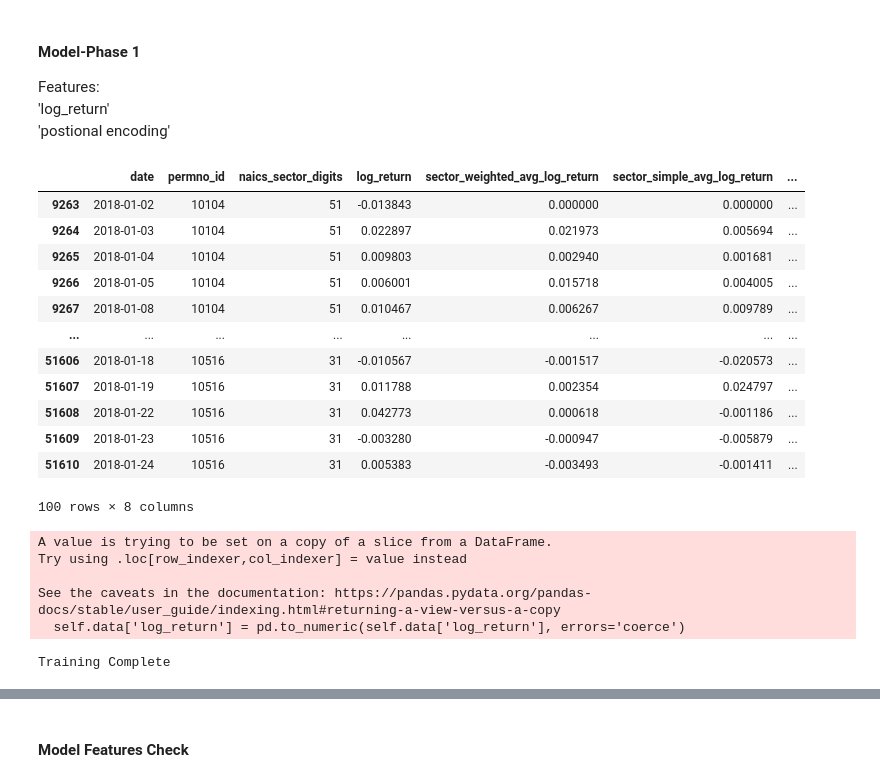
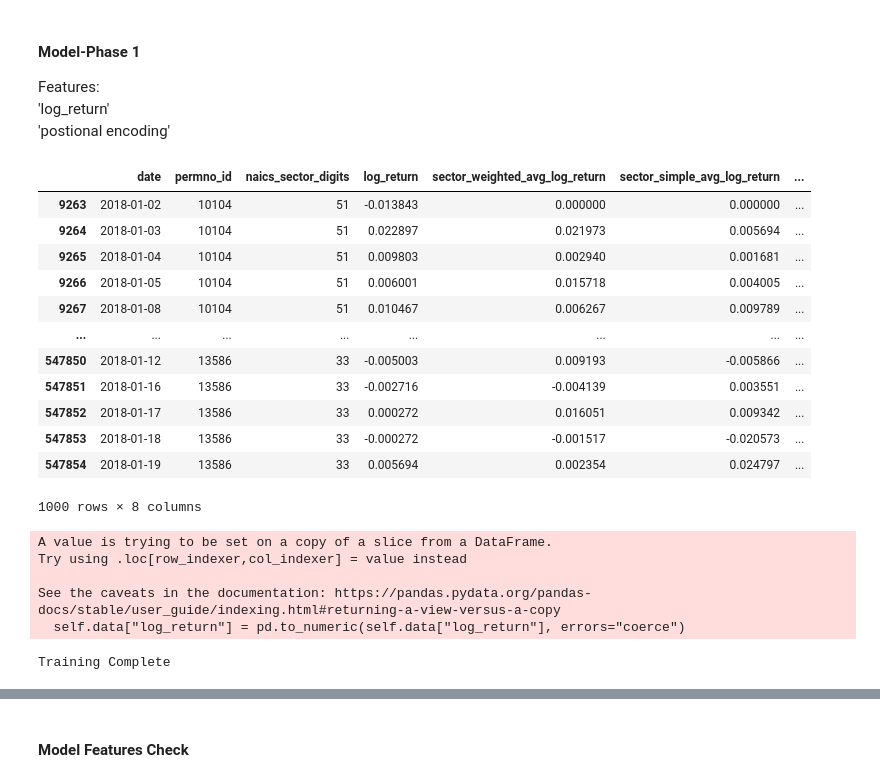
Before and after one commit to Shuo-Wang-UCBerkeley/VIP, a Jupyter notebook: src/shuo/Embedding-S&P_Phase_1.ipynb, the cells around one changed output, grey strips where cells are left out. Cells and saved outputs as stored; diff of their text form; code cells hidden in the pictures.

```diff
--- a/src/shuo/Embedding-S&P_Phase_1.ipynb
+++ b/src/shuo/Embedding-S&P_Phase_1.ipynb
@@ -293,21 +289,21 @@ Features:
 'log_return'
 'postional encoding'
 # %%
-first_month_data[:100]
+first_month_data[:1000]
 # %% [output]
 |  | date | permno_id | naics_sector_digits | log_return | sector_weighted_avg_log_return | sector_simple_avg_log_return | ... |
 | 9263 | 2018-01-02 | 10104 | 51 | -0.013843 | 0.000000 | 0.000000 | ... |
 | 9264 | 2018-01-03 | 10104 | 51 | 0.022897 | 0.021973 | 0.005694 | ... |
 | 9265 | 2018-01-04 | 10104 | 51 | 0.009803 | 0.002940 | 0.001681 | ... |
 | 9266 | 2018-01-05 | 10104 | 51 | 0.006001 | 0.015718 | 0.004005 | ... |
 | 9267 | 2018-01-08 | 10104 | 51 | 0.010467 | 0.006267 | 0.009789 | ... |
 | ... | ... | ... | ... | ... | ... | ... | ... |
-| 51606 | 2018-01-18 | 10516 | 31 | -0.010567 | -0.001517 | -0.020573 | ... |
-| 51607 | 2018-01-19 | 10516 | 31 | 0.011788 | 0.002354 | 0.024797 | ... |
-| 51608 | 2018-01-22 | 10516 | 31 | 0.042773 | 0.000618 | -0.001186 | ... |
-| 51609 | 2018-01-23 | 10516 | 31 | -0.003280 | -0.000947 | -0.005879 | ... |
-| 51610 | 2018-01-24 | 10516 | 31 | 0.005383 | -0.003493 | -0.001411 | ... |
+| 547850 | 2018-01-12 | 13586 | 33 | -0.005003 | 0.009193 | -0.005866 | ... |
+| 547851 | 2018-01-16 | 13586 | 33 | -0.002716 | -0.004139 | 0.003551 | ... |
+| 547852 | 2018-01-17 | 13586 | 33 | 0.000272 | 0.016051 | 0.009342 | ... |
+| 547853 | 2018-01-18 | 13586 | 33 | -0.000272 | -0.001517 | -0.020573 | ... |
+| 547854 | 2018-01-19 | 13586 | 33 | 0.005694 | 0.002354 | 0.024797 | ... |
-100 rows × 8 columns
+1000 rows × 8 columns
 # %%
 import torch
 import torch.nn as nn
@@ -372,7 +368,7 @@ class TransformerModel(nn.Module):
 
 
 # Prepare Data
-dataset = FinancialDataset(data)
+dataset = FinancialDataset(first_month_data[:1000])
 dataloader = DataLoader(dataset, batch_size=64, shuffle=False)
 
 # Initialize Model
@@ -398,7 +394,7 @@ A value is trying to be set on a copy of a slice from a DataFrame.
 Try using .loc[row_indexer,col_indexer] = value instead
 
 See the caveats in the documentation: https://pandas.pydata.org/pandas-docs/stable/user_guide/indexing.html#returning-a-view-versus-a-copy
-  self.data['log_return'] = pd.to_numeric(self.data['log_return'], errors='coerce')
+  self.data["log_return"] = pd.to_numeric(self.data["log_return"], errors="coerce")
 Training Complete
 # %%
 # Extract embeddings for each stock
```
Also changed, not shown: parts of 28 cells of this notebook, 3 other files.
